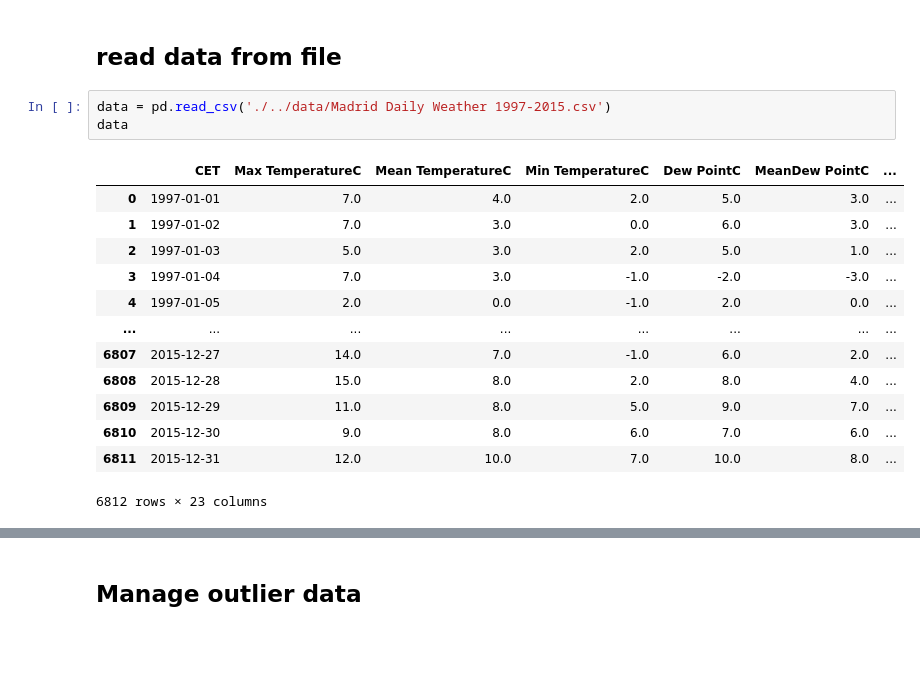
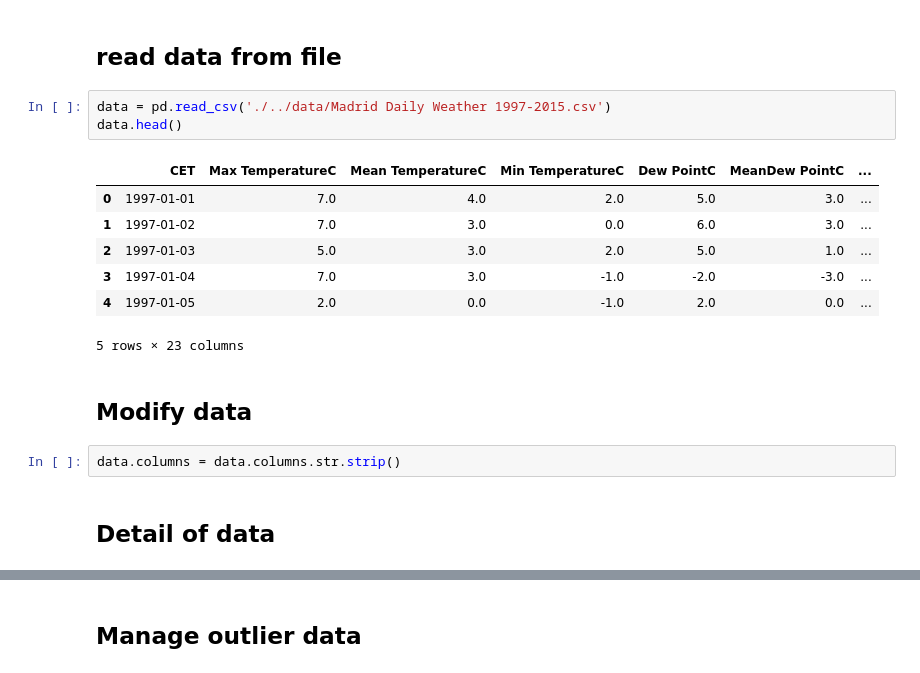
Before and after one commit to nnyPRO/Daily_Weather, a Jupyter notebook: code/analyze_data.ipynb, the cells around one changed output, grey strips where cells are left out. Saved outputs shown, nothing was run; the diff lists cells and outputs as text; blank space fills up the shorter version.

```diff
--- a/code/analyze_data.ipynb
+++ b/code/analyze_data.ipynb
@@ -6,18 +6,18 @@ import pandas as pd
 ## read data from file
 # %%
 data = pd.read_csv('./../data/Madrid Daily Weather 1997-2015.csv')
-data
+data.head()
 # %% [output]
 |  | CET | Max TemperatureC | Mean TemperatureC | Min TemperatureC | Dew PointC | MeanDew PointC | ... |
 | 0 | 1997-01-01 | 7.0 | 4.0 | 2.0 | 5.0 | 3.0 | ... |
 | 1 | 1997-01-02 | 7.0 | 3.0 | 0.0 | 6.0 | 3.0 | ... |
 | 2 | 1997-01-03 | 5.0 | 3.0 | 2.0 | 5.0 | 1.0 | ... |
 | 3 | 1997-01-04 | 7.0 | 3.0 | -1.0 | -2.0 | -3.0 | ... |
 | 4 | 1997-01-05 | 2.0 | 0.0 | -1.0 | 2.0 | 0.0 | ... |
-| ... | ... | ... | ... | ... | ... | ... | ... |
-| 6807 | 2015-12-27 | 14.0 | 7.0 | -1.0 | 6.0 | 2.0 | ... |
-| 6808 | 2015-12-28 | 15.0 | 8.0 | 2.0 | 8.0 | 4.0 | ... |
-| 6809 | 2015-12-29 | 11.0 | 8.0 | 5.0 | 9.0 | 7.0 | ... |
-| 6810 | 2015-12-30 | 9.0 | 8.0 | 6.0 | 7.0 | 6.0 | ... |
-| 6811 | 2015-12-31 | 12.0 | 10.0 | 7.0 | 10.0 | 8.0 | ... |
-6812 rows × 23 columns
+5 rows × 23 columns
+# %% [markdown]
+## Modify data
+# %%
+data.columns = data.columns.str.strip()
+# %% [markdown]
+## Detail of data
```
Also changed, not shown: parts of 20 cells of this notebook.
